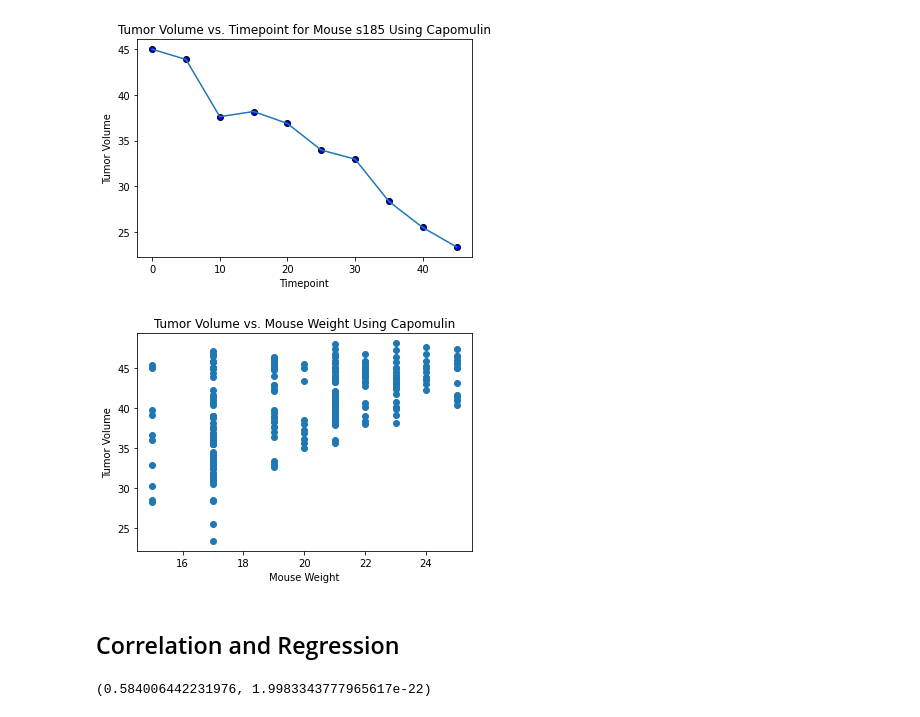
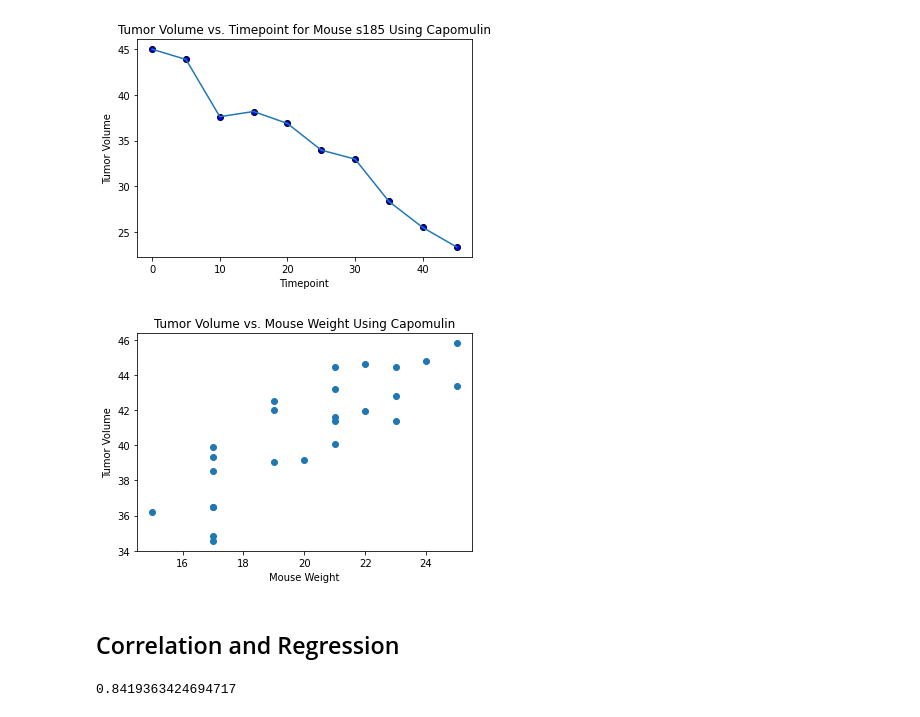
Before and after one commit to pamhinostroza/Matplotlib_Challenge, a Jupyter notebook: pymaceuticals_starter.ipynb, the cells around one changed output. Cells and saved outputs as stored; diff of their text form; code cells hidden in the pictures.

```diff
--- a/pymaceuticals_starter.ipynb
+++ b/pymaceuticals_starter.ipynb
@@ -260,27 +261,23 @@ plt.show()
 [figure]
 # %%
 #Generate a scatter plot of average tumor volume vs. mouse weight for the Capomulin regimen
-tumor_weight=combined_data.loc[combined_data['Drug Regimen']=='Capomulin']
-tumor_weight
-x_axis=tumor_weight['Weight (g)']
-y_axis=tumor_weight['Tumor Volume (mm3)']
+cap_data=combined_data.loc[combined_data['Drug Regimen']=='Capomulin']
+x_axis=cap_data.groupby('Mouse ID')['Weight (g)'].mean()
+y_axis=cap_data.groupby('Mouse ID')['Tumor Volume (mm3)'].mean()
 
 plt.scatter(x_axis, y_axis)
 
 plt.title("Tumor Volume vs. Mouse Weight Using Capomulin")
 plt.xlabel("Mouse Weight")
 plt.ylabel("Tumor Volume")
 plt.show()
 # %% [output]
-[figure, old version]
+[figure, new version]
 # %% [markdown]
 ## Correlation and Regression
 # %%
 #Calculate the correlation coefficient and linear regression model
 #for mouse weight and average tumor volume for the Capomulin regimen
-combined_data=combined_data.loc[combined_data['Drug Regimen']=='Capomulin']
-weight = combined_data.iloc[:,5]
-tumor_volume = combined_data.iloc[:,7]
-st.pearsonr(weight,tumor_volume)
+st.pearsonr(x_axis, y_axis)[0]
 # %% [output]
-(0.584006442231976, 1.9983343777965617e-22)
+0.8419363424694717
```
Also changed, not shown: parts of 13 cells of this notebook.
